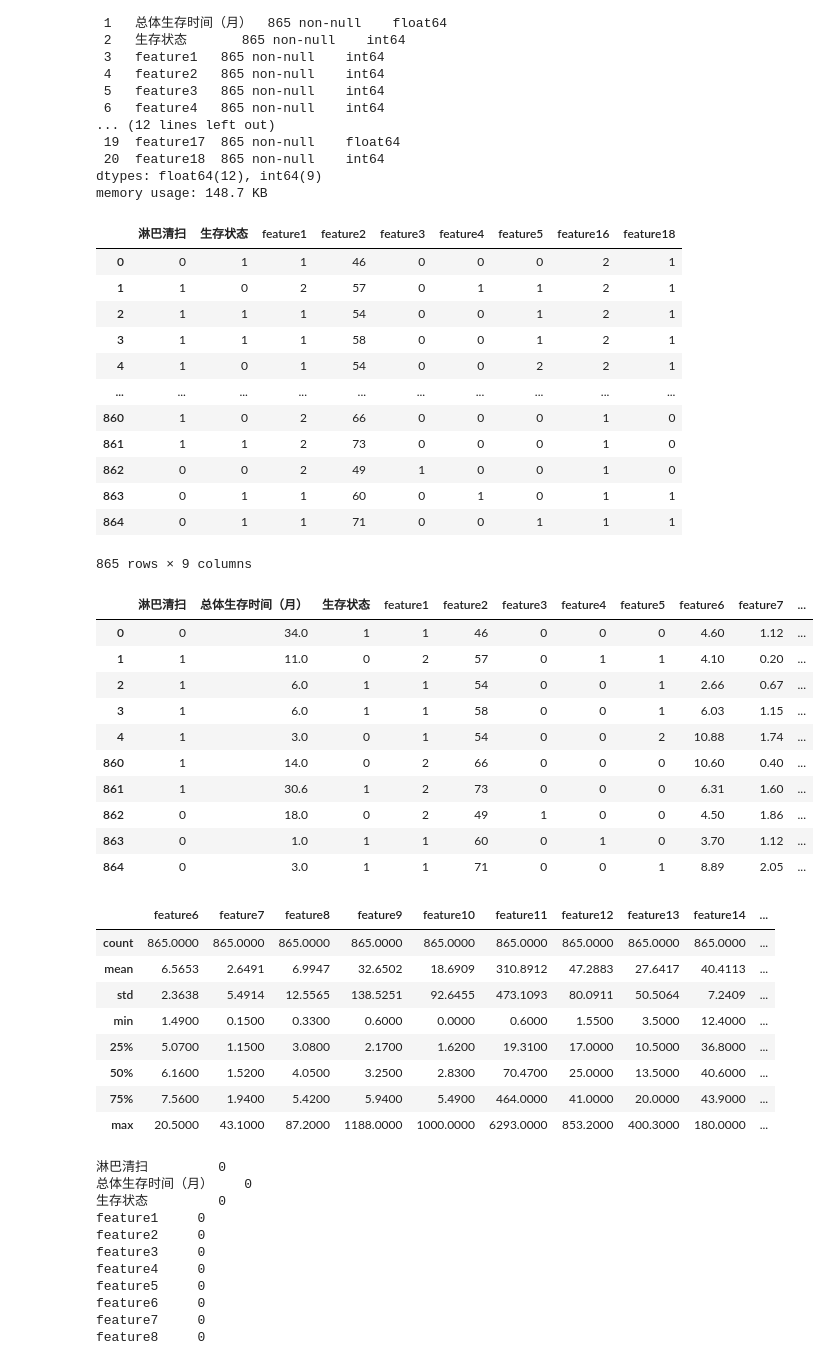
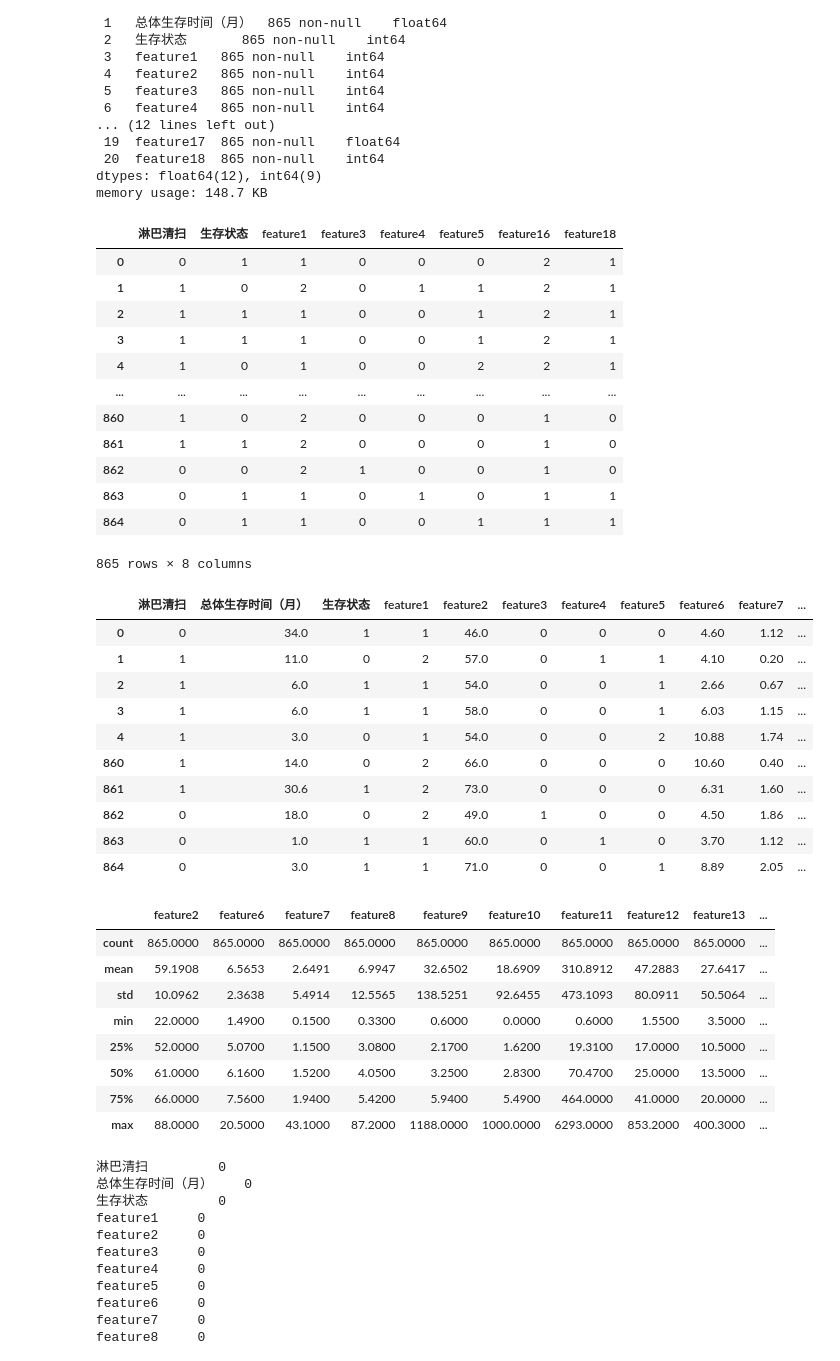
Before and after one commit to Parsonlee/TNM------, a Jupyter notebook: model copy.ipynb, the cells around one changed output. Cells and saved outputs as stored; diff of their text form; code cells hidden in the pictures.

```diff
--- a/model copy.ipynb
+++ b/model copy.ipynb
@@ -56,45 +56,46 @@ Data columns (total 21 columns):
 dtypes: float64(12), int64(9)
 memory usage: 148.7 KB
 # %%
+df['feature2'] = df['feature2'].astype('float64')
 df.select_dtypes('int64')
 # %% [output]
-|  | 淋巴清扫 | 生存状态 | feature1 | feature2 | feature3 | feature4 | feature5 | feature16 | feature18 |
-| 0 | 0 | 1 | 1 | 46 | 0 | 0 | 0 | 2 | 1 |
-| 1 | 1 | 0 | 2 | 57 | 0 | 1 | 1 | 2 | 1 |
-| 2 | 1 | 1 | 1 | 54 | 0 | 0 | 1 | 2 | 1 |
-| 3 | 1 | 1 | 1 | 58 | 0 | 0 | 1 | 2 | 1 |
-| 4 | 1 | 0 | 1 | 54 | 0 | 0 | 2 | 2 | 1 |
-| ... | ... | ... | ... | ... | ... | ... | ... | ... | ... |
-| 860 | 1 | 0 | 2 | 66 | 0 | 0 | 0 | 1 | 0 |
-| 861 | 1 | 1 | 2 | 73 | 0 | 0 | 0 | 1 | 0 |
-| 862 | 0 | 0 | 2 | 49 | 1 | 0 | 0 | 1 | 0 |
-| 863 | 0 | 1 | 1 | 60 | 0 | 1 | 0 | 1 | 1 |
-| 864 | 0 | 1 | 1 | 71 | 0 | 0 | 1 | 1 | 1 |
+|  | 淋巴清扫 | 生存状态 | feature1 | feature3 | feature4 | feature5 | feature16 | feature18 |
+| 0 | 0 | 1 | 1 | 0 | 0 | 0 | 2 | 1 |
+| 1 | 1 | 0 | 2 | 0 | 1 | 1 | 2 | 1 |
+| 2 | 1 | 1 | 1 | 0 | 0 | 1 | 2 | 1 |
+| 3 | 1 | 1 | 1 | 0 | 0 | 1 | 2 | 1 |
+| 4 | 1 | 0 | 1 | 0 | 0 | 2 | 2 | 1 |
+| ... | ... | ... | ... | ... | ... | ... | ... | ... |
+| 860 | 1 | 0 | 2 | 0 | 0 | 0 | 1 | 0 |
+| 861 | 1 | 1 | 2 | 0 | 0 | 0 | 1 | 0 |
+| 862 | 0 | 0 | 2 | 1 | 0 | 0 | 1 | 0 |
+| 863 | 0 | 1 | 1 | 0 | 1 | 0 | 1 | 1 |
+| 864 | 0 | 1 | 1 | 0 | 0 | 1 | 1 | 1 |
-865 rows × 9 columns
+865 rows × 8 columns
 # %%
 display(pd.concat([df.head(), df.tail()]))
 display(df.iloc[:, 3:].select_dtypes('float64').describe())
 # %% [output]
 |  | 淋巴清扫 | 总体生存时间（月） | 生存状态 | feature1 | feature2 | feature3 | feature4 | feature5 | feature6 | feature7 | ... |
-| 0 | 0 | 34.0 | 1 | 1 | 46 | 0 | 0 | 0 | 4.60 | 1.12 | ... |
-| 1 | 1 | 11.0 | 0 | 2 | 57 | 0 | 1 | 1 | 4.10 | 0.20 | ... |
-| 2 | 1 | 6.0 | 1 | 1 | 54 | 0 | 0 | 1 | 2.66 | 0.67 | ... |
-| 3 | 1 | 6.0 | 1 | 1 | 58 | 0 | 0 | 1 | 6.03 | 1.15 | ... |
-| 4 | 1 | 3.0 | 0 | 1 | 54 | 0 | 0 | 2 | 10.88 | 1.74 | ... |
-| 860 | 1 | 14.0 | 0 | 2 | 66 | 0 | 0 | 0 | 10.60 | 0.40 | ... |
-| 861 | 1 | 30.6 | 1 | 2 | 73 | 0 | 0 | 0 | 6.31 | 1.60 | ... |
-| 862 | 0 | 18.0 | 0 | 2 | 49 | 1 | 0 | 0 | 4.50 | 1.86 | ... |
-| 863 | 0 | 1.0 | 1 | 1 | 60 | 0 | 1 | 0 | 3.70 | 1.12 | ... |
-| 864 | 0 | 3.0 | 1 | 1 | 71 | 0 | 0 | 1 | 8.89 | 2.05 | ... |
+| 0 | 0 | 34.0 | 1 | 1 | 46.0 | 0 | 0 | 0 | 4.60 | 1.12 | ... |
+| 1 | 1 | 11.0 | 0 | 2 | 57.0 | 0 | 1 | 1 | 4.10 | 0.20 | ... |
+| 2 | 1 | 6.0 | 1 | 1 | 54.0 | 0 | 0 | 1 | 2.66 | 0.67 | ... |
+| 3 | 1 | 6.0 | 1 | 1 | 58.0 | 0 | 0 | 1 | 6.03 | 1.15 | ... |
+| 4 | 1 | 3.0 | 0 | 1 | 54.0 | 0 | 0 | 2 | 10.88 | 1.74 | ... |
+| 860 | 1 | 14.0 | 0 | 2 | 66.0 | 0 | 0 | 0 | 10.60 | 0.40 | ... |
+| 861 | 1 | 30.6 | 1 | 2 | 73.0 | 0 | 0 | 0 | 6.31 | 1.60 | ... |
+| 862 | 0 | 18.0 | 0 | 2 | 49.0 | 1 | 0 | 0 | 4.50 | 1.86 | ... |
+| 863 | 0 | 1.0 | 1 | 1 | 60.0 | 0 | 1 | 0 | 3.70 | 1.12 | ... |
+| 864 | 0 | 3.0 | 1 | 1 | 71.0 | 0 | 0 | 1 | 8.89 | 2.05 | ... |
-|  | feature6 | feature7 | feature8 | feature9 | feature10 | feature11 | feature12 | feature13 | feature14 | ... |
+|  | feature2 | feature6 | feature7 | feature8 | feature9 | feature10 | feature11 | feature12 | feature13 | ... |
 | count | 865.0000 | 865.0000 | 865.0000 | 865.0000 | 865.0000 | 865.0000 | 865.0000 | 865.0000 | 865.0000 | ... |
-| mean | 6.5653 | 2.6491 | 6.9947 | 32.6502 | 18.6909 | 310.8912 | 47.2883 | 27.6417 | 40.4113 | ... |
-| std | 2.3638 | 5.4914 | 12.5565 | 138.5251 | 92.6455 | 473.1093 | 80.0911 | 50.5064 | 7.2409 | ... |
-| min | 1.4900 | 0.1500 | 0.3300 | 0.6000 | 0.0000 | 0.6000 | 1.5500 | 3.5000 | 12.4000 | ... |
-| 25% | 5.0700 | 1.1500 | 3.0800 | 2.1700 | 1.6200 | 19.3100 | 17.0000 | 10.5000 | 36.8000 | ... |
-| 50% | 6.1600 | 1.5200 | 4.0500 | 3.2500 | 2.8300 | 70.4700 | 25.0000 | 13.5000 | 40.6000 | ... |
-| 75% | 7.5600 | 1.9400 | 5.4200 | 5.9400 | 5.4900 | 464.0000 | 41.0000 | 20.0000 | 43.9000 | ... |
-| max | 20.5000 | 43.1000 | 87.2000 | 1188.0000 | 1000.0000 | 6293.0000 | 853.2000 | 400.3000 | 180.0000 | ... |
+| mean | 59.1908 | 6.5653 | 2.6491 | 6.9947 | 32.6502 | 18.6909 | 310.8912 | 47.2883 | 27.6417 | ... |
+| std | 10.0962 | 2.3638 | 5.4914 | 12.5565 | 138.5251 | 92.6455 | 473.1093 | 80.0911 | 50.5064 | ... |
+| min | 22.0000 | 1.4900 | 0.1500 | 0.3300 | 0.6000 | 0.0000 | 0.6000 | 1.5500 | 3.5000 | ... |
+| 25% | 52.0000 | 5.0700 | 1.1500 | 3.0800 | 2.1700 | 1.6200 | 19.3100 | 17.0000 | 10.5000 | ... |
+| 50% | 61.0000 | 6.1600 | 1.5200 | 4.0500 | 3.2500 | 2.8300 | 70.4700 | 25.0000 | 13.5000 | ... |
+| 75% | 66.0000 | 7.5600 | 1.9400 | 5.4200 | 5.9400 | 5.4900 | 464.0000 | 41.0000 | 20.0000 | ... |
+| max | 88.0000 | 20.5000 | 43.1000 | 87.2000 | 1188.0000 | 1000.0000 | 6293.0000 | 853.2000 | 400.3000 | ... |
 # %%
 df.isna().sum()
 # %% [output]
```
Also changed, not shown: parts of 2 cells of this notebook.
